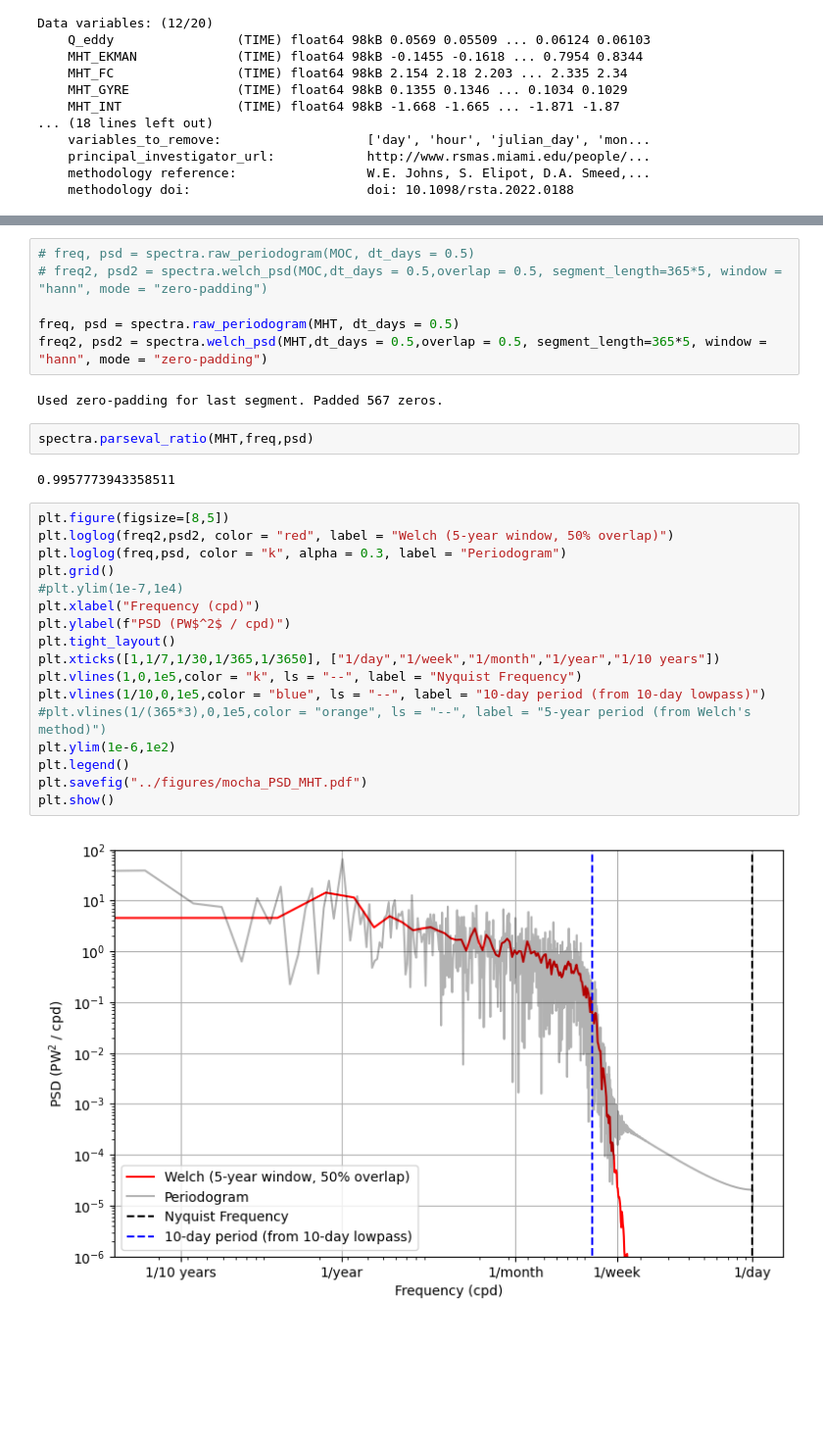
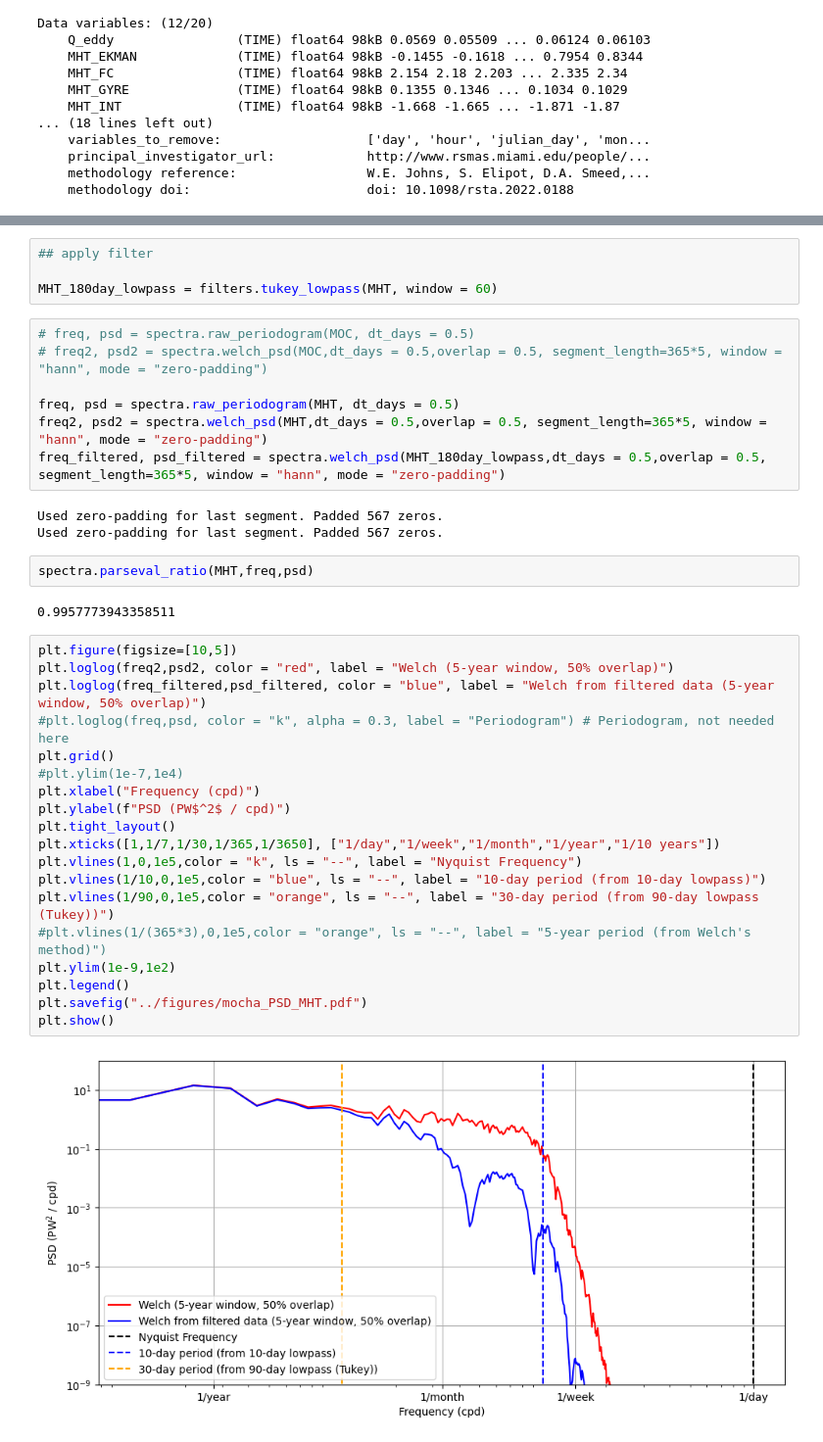
Before and after one commit to jakey244/DataAnalysis_A1, a Jupyter notebook: notebooks/spectrum.ipynb, the cells around one changed output, grey strips where cells are left out. Shown at 98% size. Cells and saved outputs as stored; diff of their text form; blank space fills up the shorter version.

```diff
--- a/notebooks/spectrum.ipynb
+++ b/notebooks/spectrum.ipynb
@@ -48,31 +35,39 @@ Attributes:
+# %%
+## apply filter
+
+MHT_180day_lowpass = filters.tukey_lowpass(MHT, window = 60)
 # %%
 # freq, psd = spectra.raw_periodogram(MOC, dt_days = 0.5)
 # freq2, psd2 = spectra.welch_psd(MOC,dt_days = 0.5,overlap = 0.5, segment_length=365*5, window = "hann", mode = "zero-padding")
 
 freq, psd = spectra.raw_periodogram(MHT, dt_days = 0.5)
 freq2, psd2 = spectra.welch_psd(MHT,dt_days = 0.5,overlap = 0.5, segment_length=365*5, window = "hann", mode = "zero-padding")
+freq_filtered, psd_filtered = spectra.welch_psd(MHT_180day_lowpass,dt_days = 0.5,overlap = 0.5, segment_length=365*5, window = "hann", mode = "zero-padding")
 # %% [output]
 Used zero-padding for last segment. Padded 567 zeros.
+Used zero-padding for last segment. Padded 567 zeros.
 # %%
 spectra.parseval_ratio(MHT,freq,psd)
 # %% [output]
 0.9957773943358511
 # %%
-plt.figure(figsize=[8,5])
+plt.figure(figsize=[10,5])
 plt.loglog(freq2,psd2, color = "red", label = "Welch (5-year window, 50% overlap)")
-plt.loglog(freq,psd, color = "k", alpha = 0.3, label = "Periodogram")
+plt.loglog(freq_filtered,psd_filtered, color = "blue", label = "Welch from filtered data (5-year window, 50% overlap)")
+#plt.loglog(freq,psd, color = "k", alpha = 0.3, label = "Periodogram") # Periodogram, not needed here
 plt.grid()
 #plt.ylim(1e-7,1e4)
 plt.xlabel("Frequency (cpd)")
 plt.ylabel(f"PSD (PW$^2$ / cpd)")
 plt.tight_layout()
 plt.xticks([1,1/7,1/30,1/365,1/3650], ["1/day","1/week","1/month","1/year","1/10 years"])
 plt.vlines(1,0,1e5,color = "k", ls = "--", label = "Nyquist Frequency")
 plt.vlines(1/10,0,1e5,color = "blue", ls = "--", label = "10-day period (from 10-day lowpass)")
+plt.vlines(1/90,0,1e5,color = "orange", ls = "--", label = "30-day period (from 90-day lowpass (Tukey))")
 #plt.vlines(1/(365*3),0,1e5,color = "orange", ls = "--", label = "5-year period (from Welch's method)")
-plt.ylim(1e-6,1e2)
+plt.ylim(1e-9,1e2)
 plt.legend()
 plt.savefig("../figures/mocha_PSD_MHT.pdf")
 plt.show()
 # %% [output]
-[figure, old version]
+[figure, new version]
```
Also changed, not shown: parts of 2 cells of this notebook, 1 other file.
